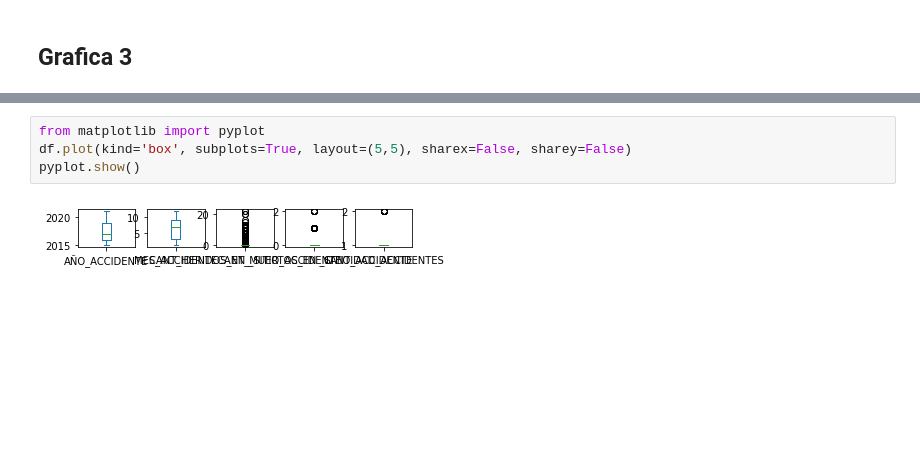
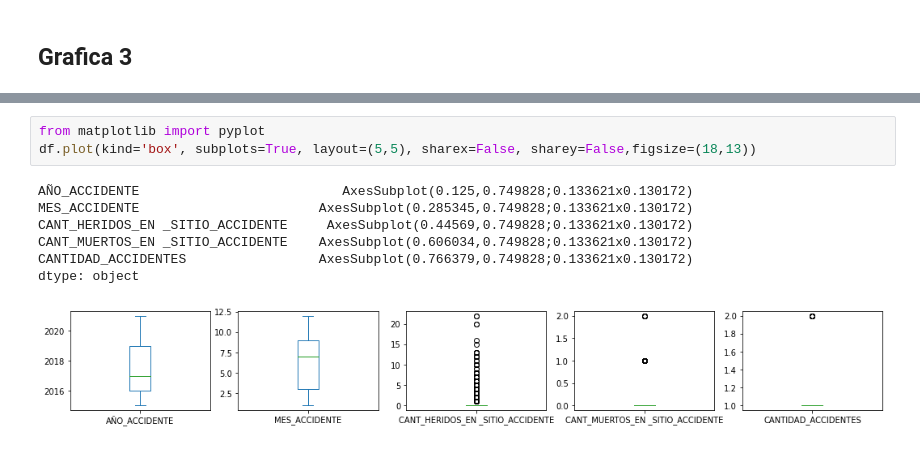
Before and after one commit to CodiPop/Accidentalidad-vehicular-Barranquilla-Machine-Learning, a Jupyter notebook: Trabajo.ipynb, the cells around one changed output, grey strips where cells are left out. Saved outputs shown, nothing was run; the diff lists cells and outputs as text; blank space fills up the shorter version.

Commit message:
Fixed graphs and added model

```diff
--- a/Trabajo.ipynb
+++ b/Trabajo.ipynb
@@ -117,7 +105,12 @@ fig.show()
 # %%
 from matplotlib import pyplot
-df.plot(kind='box', subplots=True, layout=(5,5), sharex=False, sharey=False)
-pyplot.show()
+df.plot(kind='box', subplots=True, layout=(5,5), sharex=False, sharey=False,figsize=(18,13))
 # %% [output]
+AÑO_ACCIDENTE                          AxesSubplot(0.125,0.749828;0.133621x0.130172)
+MES_ACCIDENTE                       AxesSubplot(0.285345,0.749828;0.133621x0.130172)
+CANT_HERIDOS_EN _SITIO_ACCIDENTE     AxesSubplot(0.44569,0.749828;0.133621x0.130172)
+CANT_MUERTOS_EN _SITIO_ACCIDENTE    AxesSubplot(0.606034,0.749828;0.133621x0.130172)
+CANTIDAD_ACCIDENTES                 AxesSubplot(0.766379,0.749828;0.133621x0.130172)
+dtype: object
-[figure, old version]
+[figure, new version]
 # %%
```
Also changed, not shown: parts of 22 cells of this notebook.
